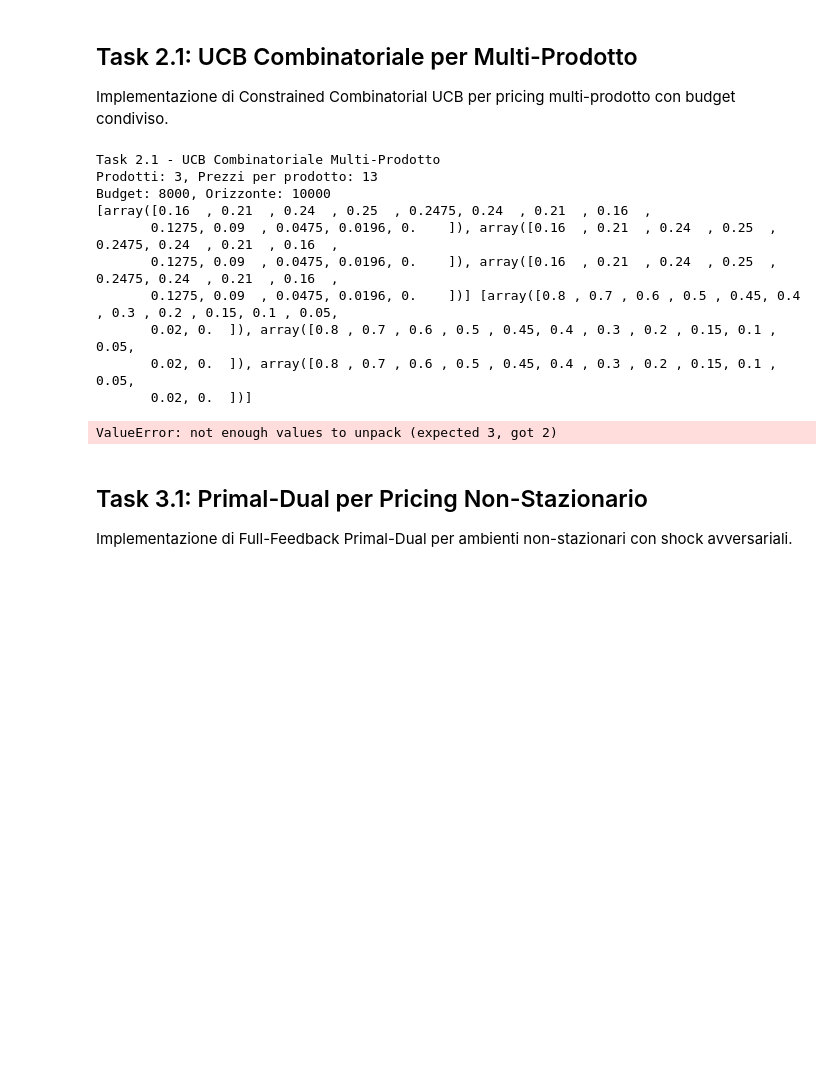
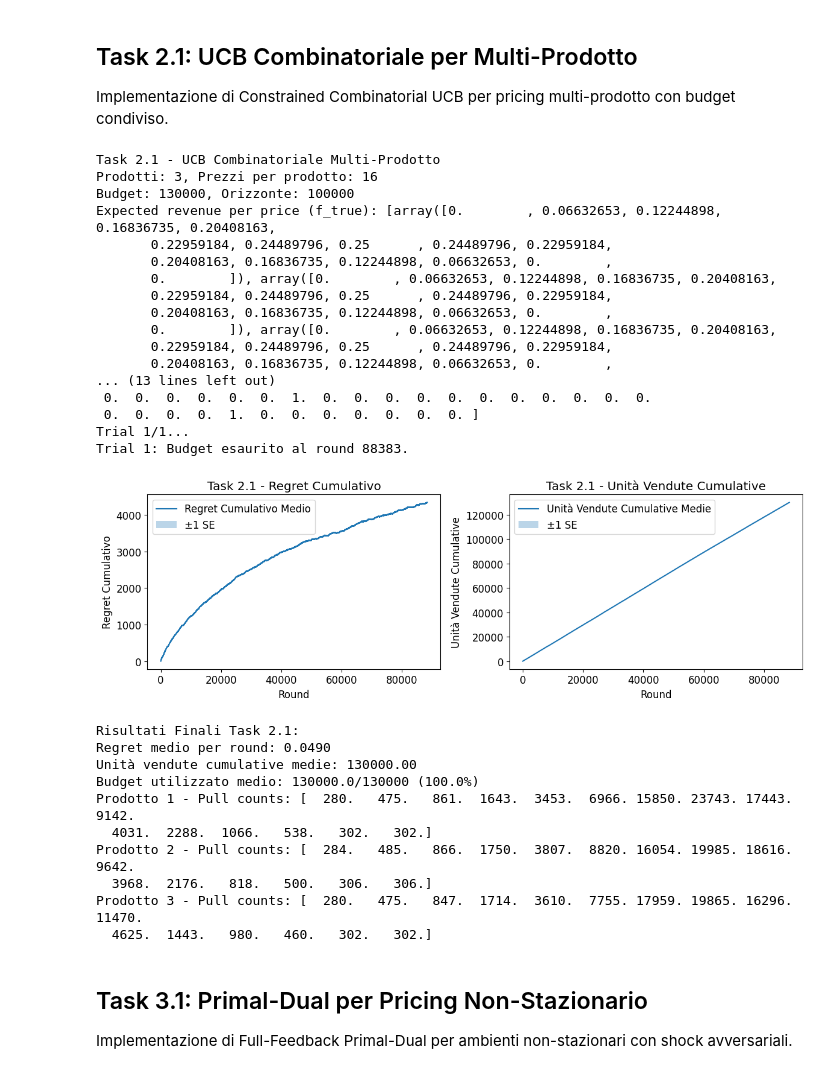
Before and after one commit to aceci0127/Online-Learning-Application-Group-Project, a Jupyter notebook: notebook.ipynb, the cells around one changed output. Saved outputs shown, nothing was run; the diff lists cells and outputs as text; code cells hidden in the pictures; blank space fills up the shorter version.

Commit message:
Fixed UCB lcbs task 2.1, changed some stuff

```diff
--- a/notebook.ipynb
+++ b/notebook.ipynb
@@ -218,14 +225,14 @@ Implementazione di Constrained Combinatorial UCB per pricing multi-prodotto con
 # %%
 # Parametri per Task 2.1
 N_products = 3
-base_prices = np.array([0.2, 0.3, 0.4, 0.5, 0.55, 0.6, 0.70, 0.80, 0.85, 0.90, 0.95, 0.98])
+base_prices = np.linspace(0, 1, 15)
 dummy_price = 1.001
 price_grid = create_multiproduct_price_grid(
     np.concatenate([base_prices, [dummy_price]]), N_products
 )
 
-T = 10_000
-B = 8_000
+T = 100_000
+B = 130_000
 seed = 18
 n_trials = 1
 
@@ -233,8 +240,8 @@ print(f"Task 2.1 - UCB Combinatoriale Multi-Prodotto")
 print(f"Prodotti: {N_products}, Prezzi per prodotto: {len(price_grid[0])}")
 print(f"Budget: {B}, Orizzonte: {T}")
 
-clair_reward ,simplex , expected_cost = solve_clairvoyant_lp(price_grid, B, T)
-print(f"Clairvoyant expected reward per round: {clair_reward:.4f} and simplex: {simplex} and expected cost: {expected_cost:.4f}")
+clair_reward ,simplex = solve_clairvoyant_lp(price_grid, B, T)
+print(f"Clairvoyant expected reward per round: {clair_reward:.4f} and simplex: {simplex} ")
 
 
 # Simulazione
@@ -246,7 +253,7 @@ for trial in range(n_trials):
     print(f"Trial {trial+1}/{n_trials}...")
     rng = np.random.default_rng(seed + trial)
     env = MultiProductPricingEnvironment(price_grid, T, rng=rng)
-    agent = ConstrainedCombinatorialUCBAgent(price_grid, B, T)
+    agent = ConstrainedCombinatorialUCBAgent(price_grid, B, T , alpha=2)
 
     cum_regret, cum_units = 0.0, 0
     regrets, units = [], []
@@ -257,44 +264,61 @@ for trial in range(n_trials):
             print(f"Trial {trial+1}: Budget esaurito al round {t}.")
             break
 
         rewards, costs = env.round(choice)
         agent.update(rewards, costs)
 
         actual_rew = rewards.sum()
         actual_units = costs.sum()
         cum_regret += (clair_reward - actual_rew)
         cum_units += actual_units
         regrets.append(cum_regret)
         units.append(cum_units)
 
     all_regrets.append(regrets)
     all_units.append(units)
     final_rewards.append(actual_rew)  # Ricavo ultimo round
 
 # Plotting
 avg_regret, avg_units, min_rounds = plot_results(all_regrets, all_units, n_trials, "Task 2.1 - ")
 
 print(f"\nRisultati Finali Task 2.1:")
 print(f"Regret medio per round: {avg_regret[-1]/min_rounds:.4f}")
 print(f"Unità vendute cumulative medie: {avg_units[-1]:.2f}")
 print(f"Budget utilizzato medio: {avg_units[-1]}/{B} ({100*avg_units[-1]/B:.1f}%)")
 
 # Stampa statistiche per prodotto se disponibili
 if hasattr(agent, 'N_pulls'):
     for j in range(N_products):
-        print(f"Prodotto {j+1} - Pull counts: {agent.N_pulls[j][:5]}... (primi 5 prezzi)")
+        print(f"Prodotto {j+1} - Pull counts: {agent.N_pulls[j]}")
 # %% [output]
 Task 2.1 - UCB Combinatoriale Multi-Prodotto
-Prodotti: 3, Prezzi per prodotto: 13
-Budget: 8000, Orizzonte: 10000
-[array([0.16  , 0.21  , 0.24  , 0.25  , 0.2475, 0.24  , 0.21  , 0.16  ,
-       0.1275, 0.09  , 0.0475, 0.0196, 0.    ]), array([0.16  , 0.21  , 0.24  , 0.25  , 0.2475, 0.24  , 0.21  , 0.16  ,
-       0.1275, 0.09  , 0.0475, 0.0196, 0.    ]), array([0.16  , 0.21  , 0.24  , 0.25  , 0.2475, 0.24  , 0.21  , 0.16  ,
-       0.1275, 0.09  , 0.0475, 0.0196, 0.    ])] [array([0.8 , 0.7 , 0.6 , 0.5 , 0.45, 0.4 , 0.3 , 0.2 , 0.15, 0.1 , 0.05,
-       0.02, 0.  ]), array([0.8 , 0.7 , 0.6 , 0.5 , 0.45, 0.4 , 0.3 , 0.2 , 0.15, 0.1 , 0.05,
-       0.02, 0.  ]), array([0.8 , 0.7 , 0.6 , 0.5 , 0.45, 0.4 , 0.3 , 0.2 , 0.15, 0.1 , 0.05,
-       0.02, 0.  ])]
+Prodotti: 3, Prezzi per prodotto: 16
+Budget: 130000, Orizzonte: 100000
+Expected revenue per price (f_true): [array([0.        , 0.06632653, 0.12244898, 0.16836735, 0.20408163,
+       0.22959184, 0.24489796, 0.25      , 0.24489796, 0.22959184,
+       0.20408163, 0.16836735, 0.12244898, 0.06632653, 0.        ,
+       0.        ]), array([0.        , 0.06632653, 0.12244898, 0.16836735, 0.20408163,
+       0.22959184, 0.24489796, 0.25      , 0.24489796, 0.22959184,
+       0.20408163, 0.16836735, 0.12244898, 0.06632653, 0.        ,
+       0.        ]), array([0.        , 0.06632653, 0.12244898, 0.16836735, 0.20408163,
+       0.22959184, 0.24489796, 0.25      , 0.24489796, 0.22959184,
+       0.20408163, 0.16836735, 0.12244898, 0.06632653, 0.        ,
+... (13 lines left out)
+ 0.  0.  0.  0.  0.  0.  1.  0.  0.  0.  0.  0.  0.  0.  0.  0.  0.  0.
+ 0.  0.  0.  0.  1.  0.  0.  0.  0.  0.  0.  0. ]
+Trial 1/1...
+Trial 1: Budget esaurito al round 88383.
+[figure, added]
-ValueError: not enough values to unpack (expected 3, got 2)
+Risultati Finali Task 2.1:
+Regret medio per round: 0.0490
+Unità vendute cumulative medie: 130000.00
+Budget utilizzato medio: 130000.0/130000 (100.0%)
+Prodotto 1 - Pull counts: [  280.   475.   861.  1643.  3453.  6966. 15850. 23743. 17443.  9142.
+  4031.  2288.  1066.   538.   302.   302.]
+Prodotto 2 - Pull counts: [  284.   485.   866.  1750.  3807.  8820. 16054. 19985. 18616.  9642.
+  3968.  2176.   818.   500.   306.   306.]
+Prodotto 3 - Pull counts: [  280.   475.   847.  1714.  3610.  7755. 17959. 19865. 16296. 11470.
+  4625.  1443.   980.   460.   302.   302.]
 # %% [markdown]
 ## Task 3.1: Primal-Dual per Pricing Non-Stazionario
 
```
Also changed, not shown: parts of 2 cells of this notebook, 3 other files.
